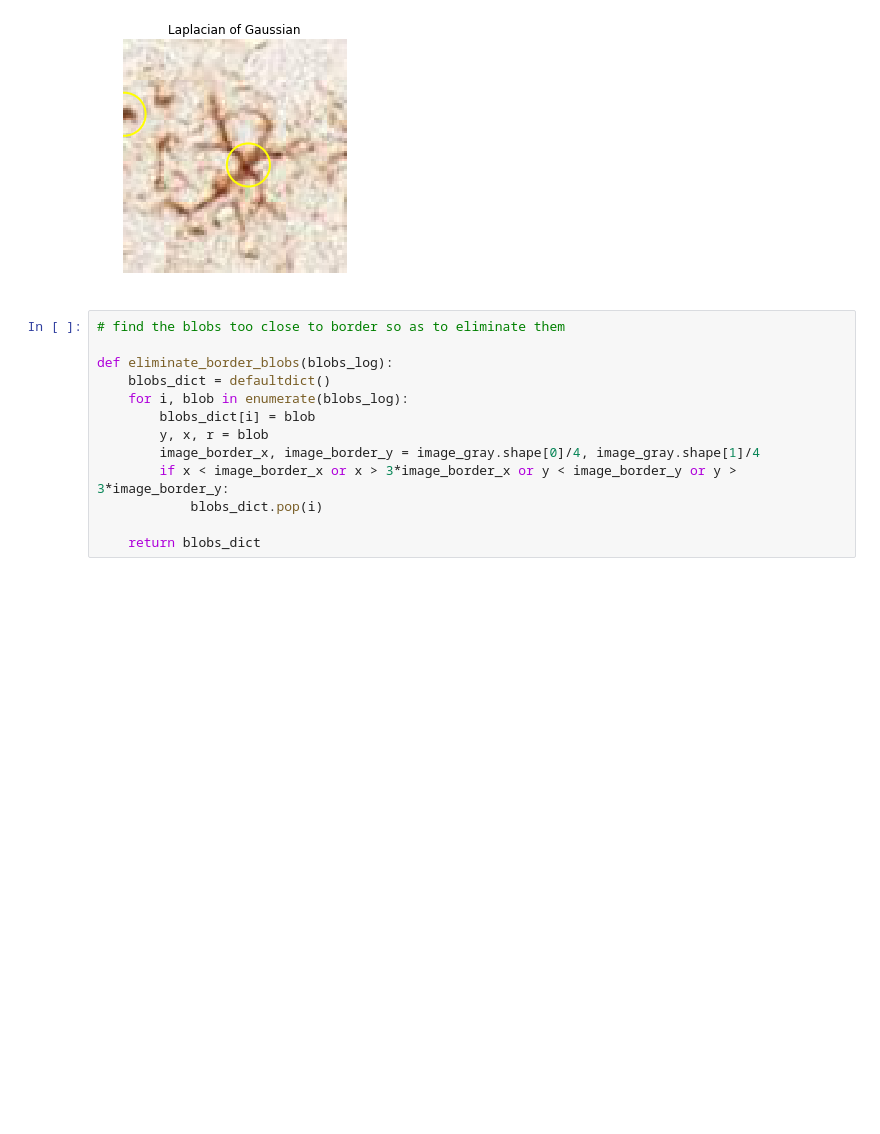
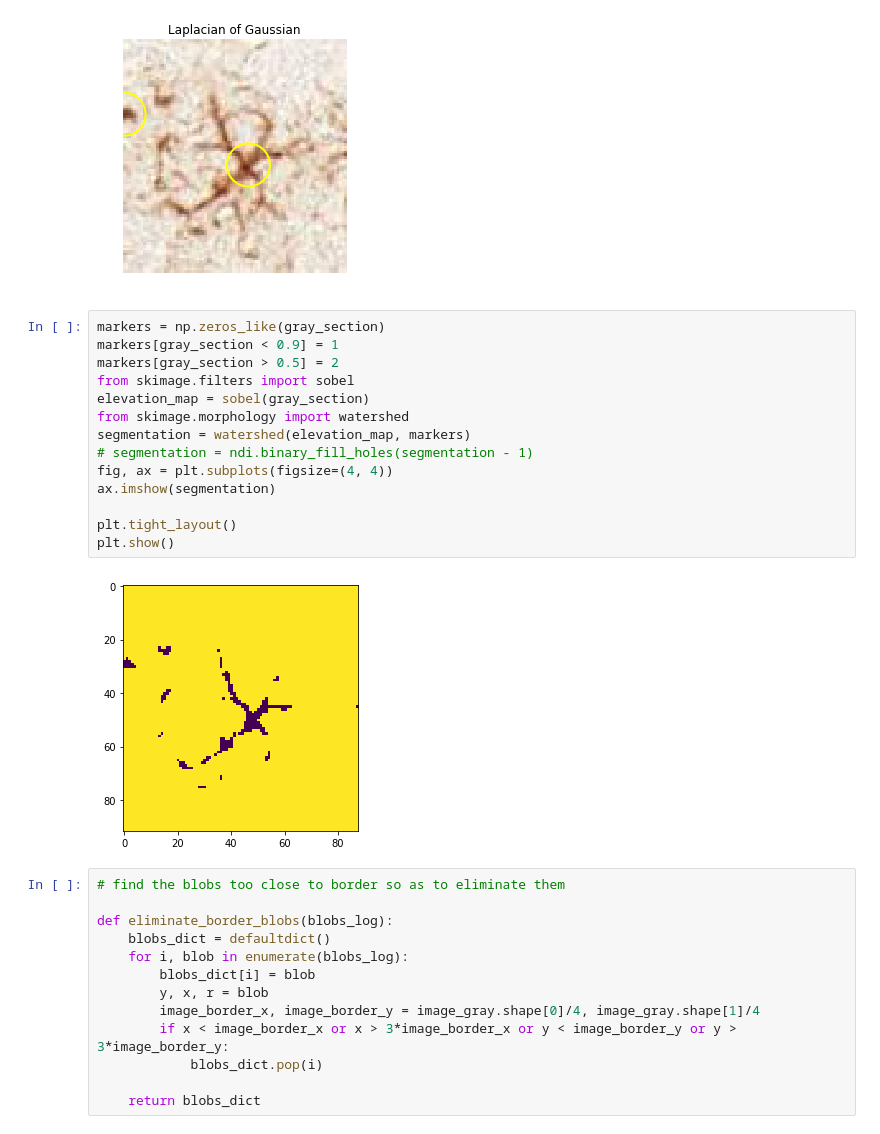
Before and after one commit to swanandlab/SMorph, a Jupyter notebook: sholl analysis.ipynb, the cells around one changed output. Cells and saved outputs as stored; diff of their text form; blank space fills up the shorter version.

```diff
--- a/sholl analysis.ipynb
+++ b/sholl analysis.ipynb
@@ -58,6 +58,22 @@ plt.tight_layout()
 plt.show()
 # %% [output]
 [figure]
+# %%
+markers = np.zeros_like(gray_section)
+markers[gray_section < 0.9] = 1
+markers[gray_section > 0.5] = 2
+from skimage.filters import sobel
+elevation_map = sobel(gray_section)
+from skimage.morphology import watershed
+segmentation = watershed(elevation_map, markers)
+# segmentation = ndi.binary_fill_holes(segmentation - 1)
+fig, ax = plt.subplots(figsize=(4, 4))
+ax.imshow(segmentation)
+
+plt.tight_layout()
+plt.show()
+# %% [output]
+[figure, added]
 # %%
 # find the blobs too close to border so as to eliminate them
 
```
Also changed, not shown: parts of 4 cells of this notebook.
